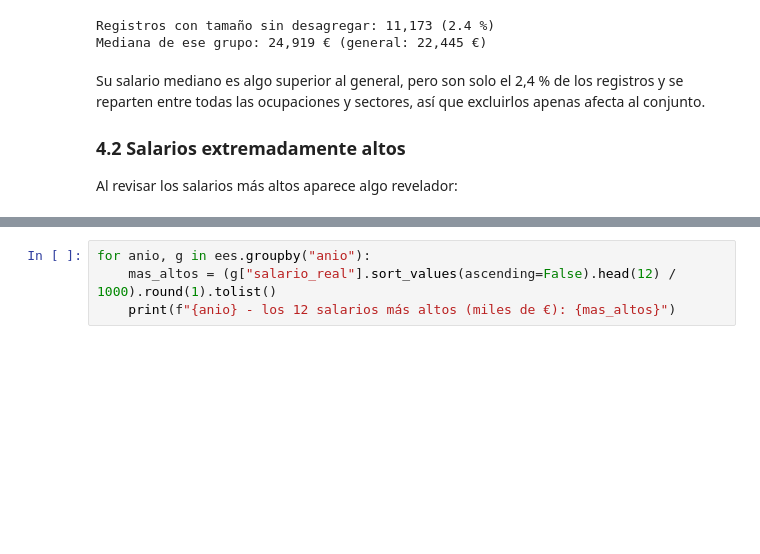
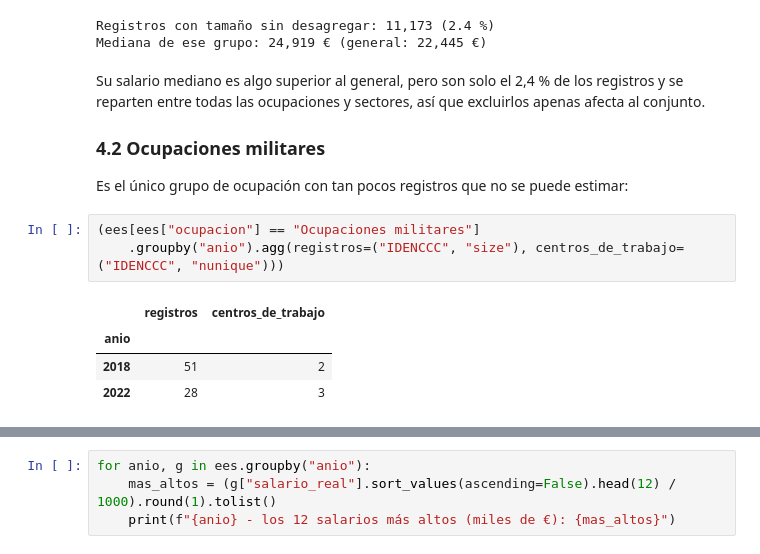
Before and after one commit to alfredobrocalserrano/tfm-salarios-ees, a Jupyter notebook: notebooks/03_preparacion.ipynb, the cells around one changed output, grey strips where cells are left out. Drawn from its saved outputs; the diff is of its cells as text; blank space fills up the shorter version.

```diff
--- a/notebooks/03_preparacion.ipynb
+++ b/notebooks/03_preparacion.ipynb
@@ -235,5 +227,13 @@ Mediana de ese grupo: 24,919 € (general: 22,445 €)
 # %% [markdown]
 Su salario mediano es algo superior al general, pero son solo el 2,4 % de los registros y se reparten entre todas las ocupaciones y sectores, así que excluirlos apenas afecta al conjunto.
 
-### 4.2 Salarios extremadamente altos
-Al revisar los salarios más altos aparece algo revelador:
+### 4.2 Ocupaciones militares
+Es el único grupo de ocupación con tan pocos registros que no se puede estimar:
+# %%
+(ees[ees["ocupacion"] == "Ocupaciones militares"]
+    .groupby("anio").agg(registros=("IDENCCC", "size"), centros_de_trabajo=("IDENCCC", "nunique")))
+# %% [output]
+|  | registros | centros_de_trabajo |
+| anio |  |  |
+| 2018 | 51 | 2 |
+| 2022 | 28 | 3 |
```
Also changed, not shown: parts of 12 cells of this notebook, 6 other files.
